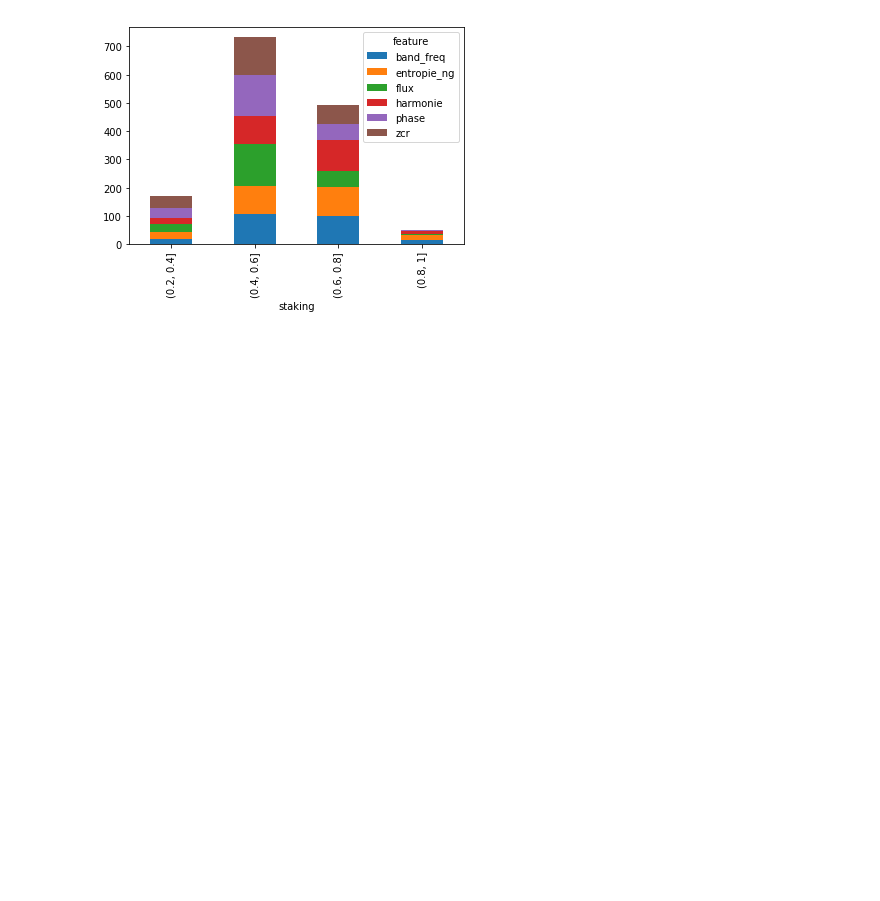
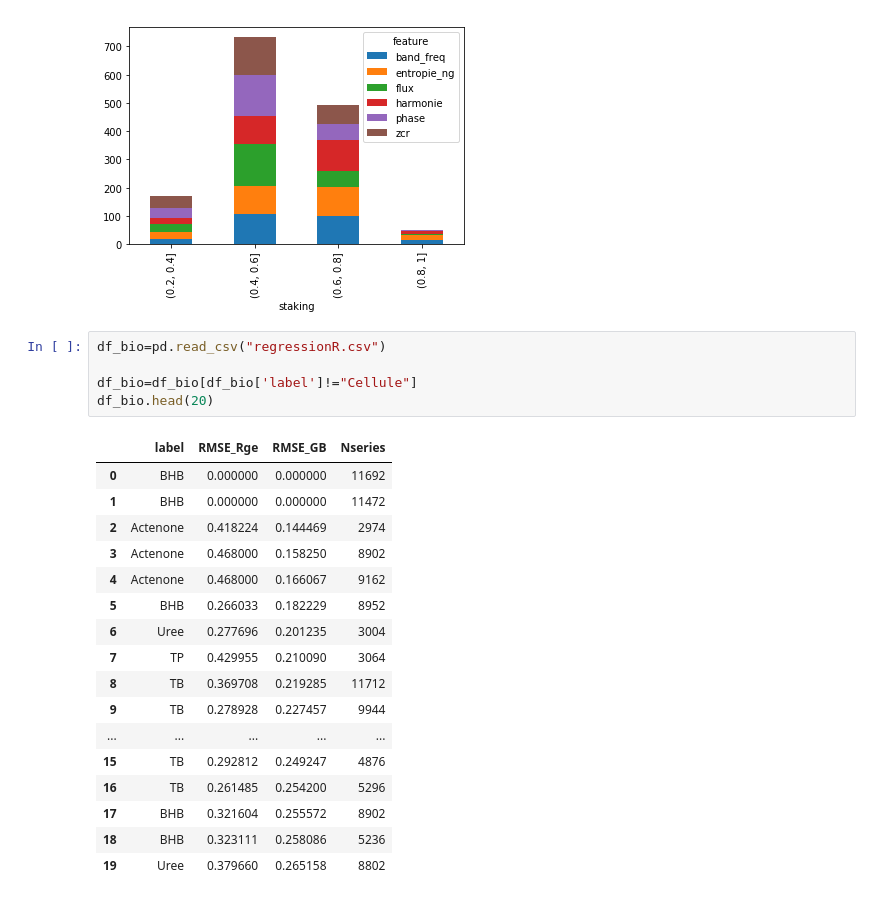
Before and after one commit to mouride44/Classification-of-biological-samples-by-audio, a Jupyter notebook: synthese2.ipynb, the cells around one changed output. Cells and saved outputs as stored; diff of their text form; blank space fills up the shorter version.

```diff
--- a/synthese2.ipynb
+++ b/synthese2.ipynb
@@ -282,3 +282,26 @@ df_tout.groupby(['feature', pd.cut(df_tout['staking'], np.arange(0.2,1.09,0.2))]
 # %% [output]
 <matplotlib.axes._subplots.AxesSubplot at 0x...>
 [figure]
+# %%
+df_bio=pd.read_csv("regressionR.csv")
+
+df_bio=df_bio[df_bio['label']!="Cellule"]
+df_bio.head(20)
+# %% [output]
+|  | label | RMSE_Rge | RMSE_GB | Nseries |
+| 0 | BHB | 0.000000 | 0.000000 | 11692 |
+| 1 | BHB | 0.000000 | 0.000000 | 11472 |
+| 2 | Actenone | 0.418224 | 0.144469 | 2974 |
+| 3 | Actenone | 0.468000 | 0.158250 | 8902 |
+| 4 | Actenone | 0.468000 | 0.166067 | 9162 |
+| 5 | BHB | 0.266033 | 0.182229 | 8952 |
+| 6 | Uree | 0.277696 | 0.201235 | 3004 |
+| 7 | TP | 0.429955 | 0.210090 | 3064 |
+| 8 | TB | 0.369708 | 0.219285 | 11712 |
+| 9 | TB | 0.278928 | 0.227457 | 9944 |
+| ... | ... | ... | ... | ... |
+| 15 | TB | 0.292812 | 0.249247 | 4876 |
+| 16 | TB | 0.261485 | 0.254200 | 5296 |
+| 17 | BHB | 0.321604 | 0.255572 | 8902 |
+| 18 | BHB | 0.323111 | 0.258086 | 5236 |
+| 19 | Uree | 0.379660 | 0.265158 | 8802 |
```
Also changed, not shown: parts of 3 cells of this notebook.
